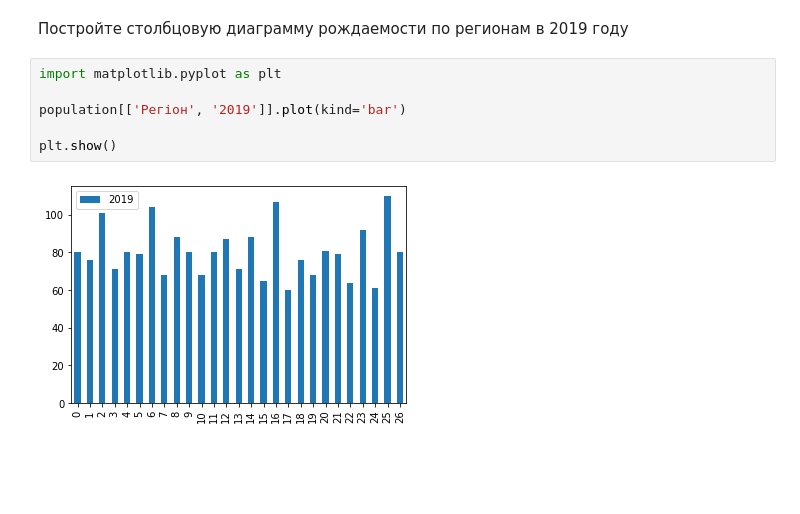
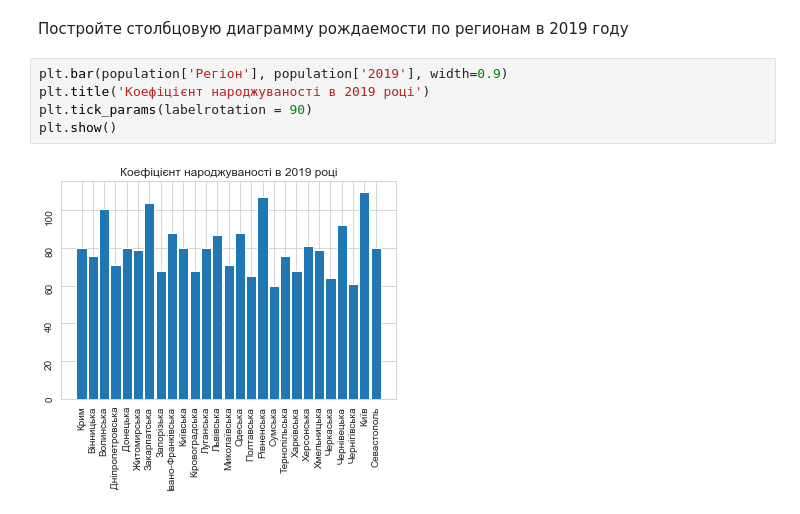
Before and after one commit to anna-khodyka/goit-python-data-science, a Jupyter notebook: Hw2_1.ipynb, the cells around one changed output. Drawn from its saved outputs; the diff is of its cells as text; blank space fills up the shorter version.

```diff
--- a/Hw2_1.ipynb
+++ b/Hw2_1.ipynb
@@ -188,10 +216,9 @@ population.iloc[population['2014'].idxmax()]['Регіон']
 # %% [markdown]
 Постройте столбцовую диаграмму рождаемости по регионам в 2019 году
 # %%
-import matplotlib.pyplot as plt
-
-population[['Регіон', '2019']].plot(kind='bar')
-
+plt.bar(population['Регіон'], population['2019'], width=0.9)
+plt.title('Коефіцієнт народжуваності в 2019 році')
+plt.tick_params(labelrotation = 90)
 plt.show()
 # %% [output]
-[figure, old version]
+[figure, new version]
```
Also changed, not shown: parts of 10 cells of this notebook, 4 other files.
